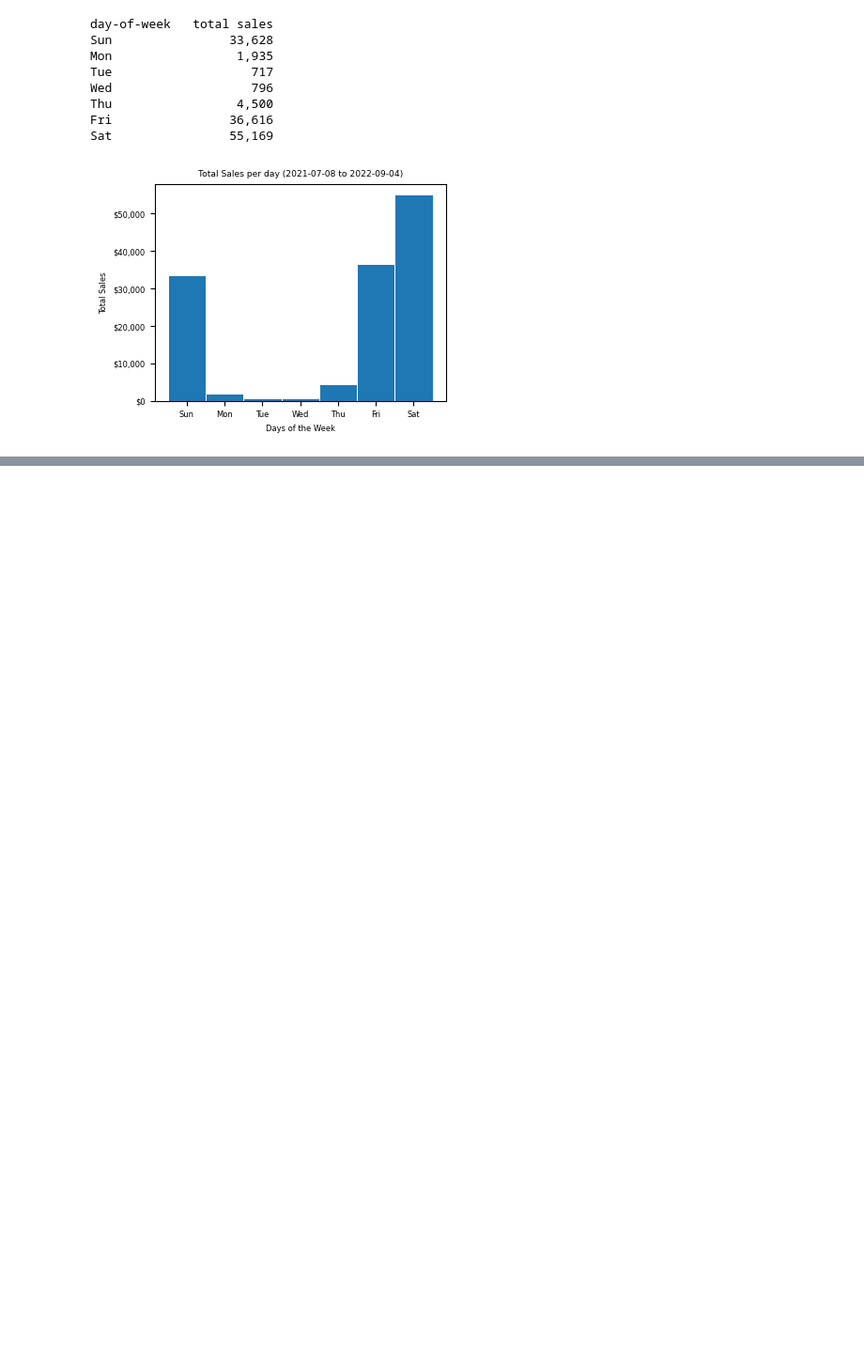
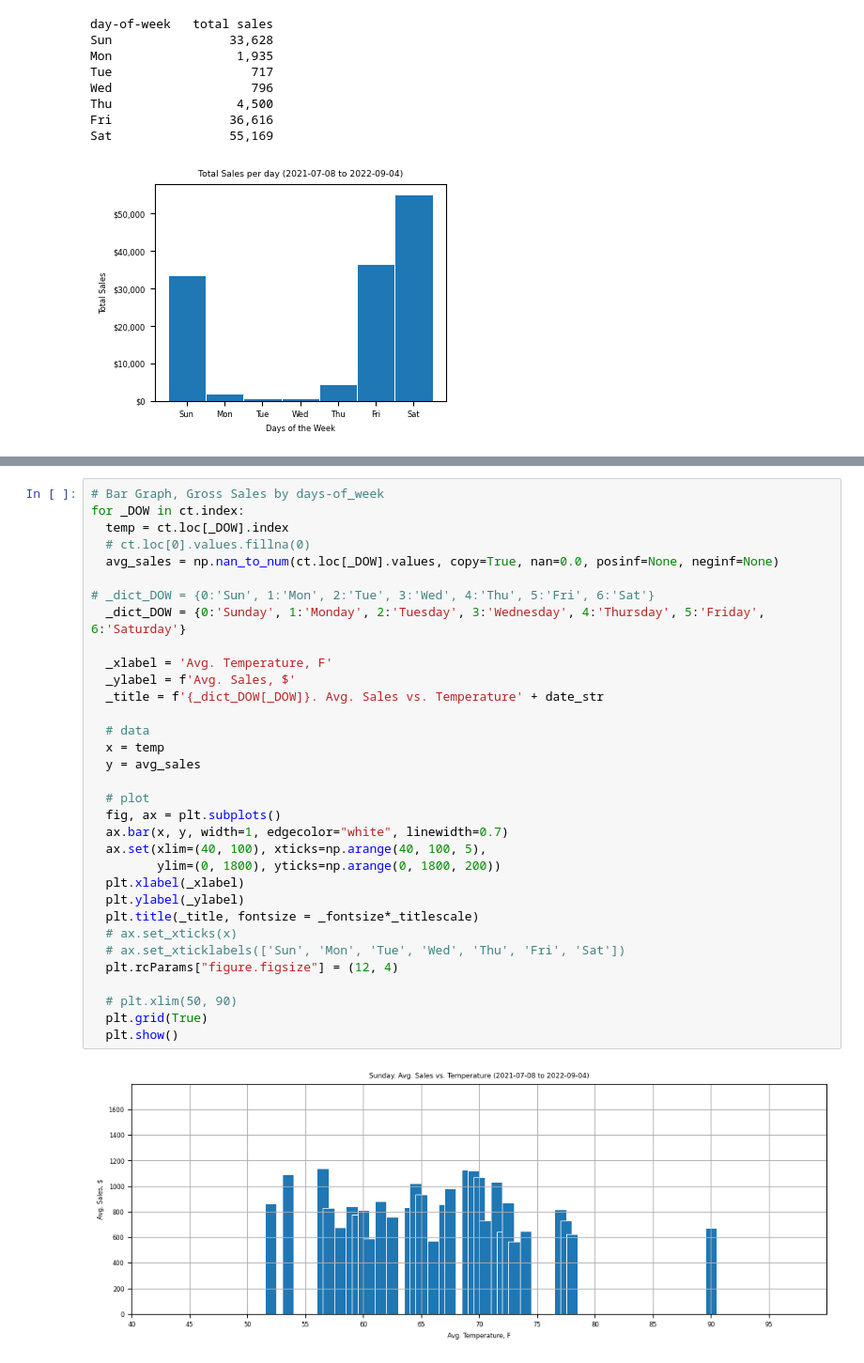
Before and after one commit to pympk/py379, a Jupyter notebook: bb/item_sale_group.ipynb, the cells around one changed output, grey strips where cells are left out. Shown at 94% size. Saved outputs shown, nothing was run; the diff lists cells and outputs as text; blank space fills up the shorter version.

```diff
--- a/bb/item_sale_group.ipynb
+++ b/bb/item_sale_group.ipynb
@@ -242,0 +337,35 @@ Name: Gross Sales, dtype: float64
+# %%
+# Bar Graph, Gross Sales by days-of_week
+for _DOW in ct.index:
+  temp = ct.loc[_DOW].index
+  # ct.loc[0].values.fillna(0)
+  avg_sales = np.nan_to_num(ct.loc[_DOW].values, copy=True, nan=0.0, posinf=None, neginf=None)
+
+# _dict_DOW = {0:'Sun', 1:'Mon', 2:'Tue', 3:'Wed', 4:'Thu', 5:'Fri', 6:'Sat'}
+  _dict_DOW = {0:'Sunday', 1:'Monday', 2:'Tuesday', 3:'Wednesday', 4:'Thursday', 5:'Friday', 6:'Saturday'}
+
+  _xlabel = 'Avg. Temperature, F'
+  _ylabel = f'Avg. Sales, $'
+  _title = f'{_dict_DOW[_DOW]}. Avg. Sales vs. Temperature' + date_str
+
+  # data
+  x = temp
+  y = avg_sales
+
+  # plot
+  fig, ax = plt.subplots()
+  ax.bar(x, y, width=1, edgecolor="white", linewidth=0.7)
+  ax.set(xlim=(40, 100), xticks=np.arange(40, 100, 5),
+         ylim=(0, 1800), yticks=np.arange(0, 1800, 200))
+  plt.xlabel(_xlabel)
+  plt.ylabel(_ylabel)
+  plt.title(_title, fontsize = _fontsize*_titlescale)
+  # ax.set_xticks(x)
+  # ax.set_xticklabels(['Sun', 'Mon', 'Tue', 'Wed', 'Thu', 'Fri', 'Sat'])
+  plt.rcParams["figure.figsize"] = (12, 4)
+
+  # plt.xlim(50, 90)
+  plt.grid(True)
+  plt.show()
+# %% [output]
+[figure, added]
```
Also changed, not shown: parts of 12 cells of this notebook.
